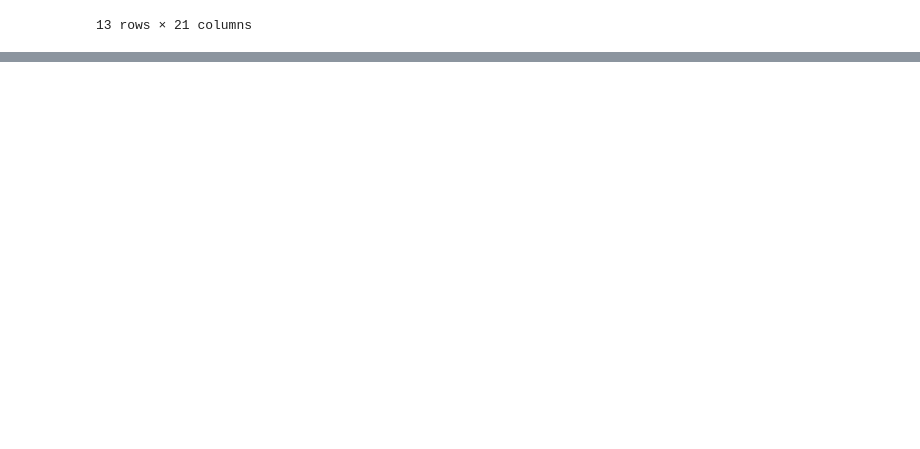
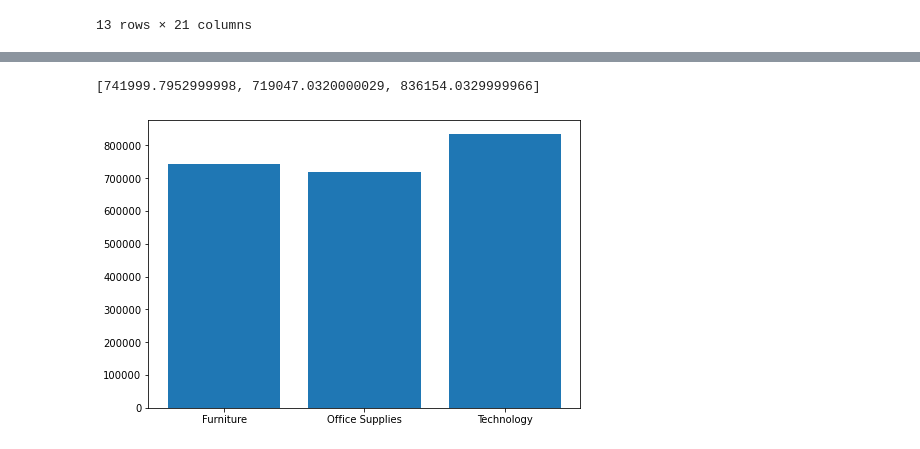
Before and after one commit to LuisReyes98/platzi-data-visualization, a Jupyter notebook: analisis.ipynb, the cells around one changed output, grey strips where cells are left out. Drawn from its saved outputs; the diff is of its cells as text; code cells hidden in the pictures; blank space fills up the shorter version.

```diff
--- a/analisis.ipynb
+++ b/analisis.ipynb
@@ -66,0 +95,3 @@ df.describe(include='all')
+# %%
+total_sales_category = df.groupby(['Category']).sum()
+total_sales_category
@@ -66,0 +126,16 @@ df.describe(include='all')
+# %%
+list(total_sales_category['Sales'])
+# %% [output]
+[741999.7952999998, 719047.0320000029, 836154.0329999966]
+# %%
+fig = plt.figure()
+
+ax = fig.add_axes([0,0,1,1])
+
+ax.bar(
+    total_sales_category.index,
+    total_sales_category['Sales']
+)
+plt.show()
+# %% [output]
+[figure, added]
```
Also changed, not shown: parts of 44 cells of this notebook, 2 other files.
